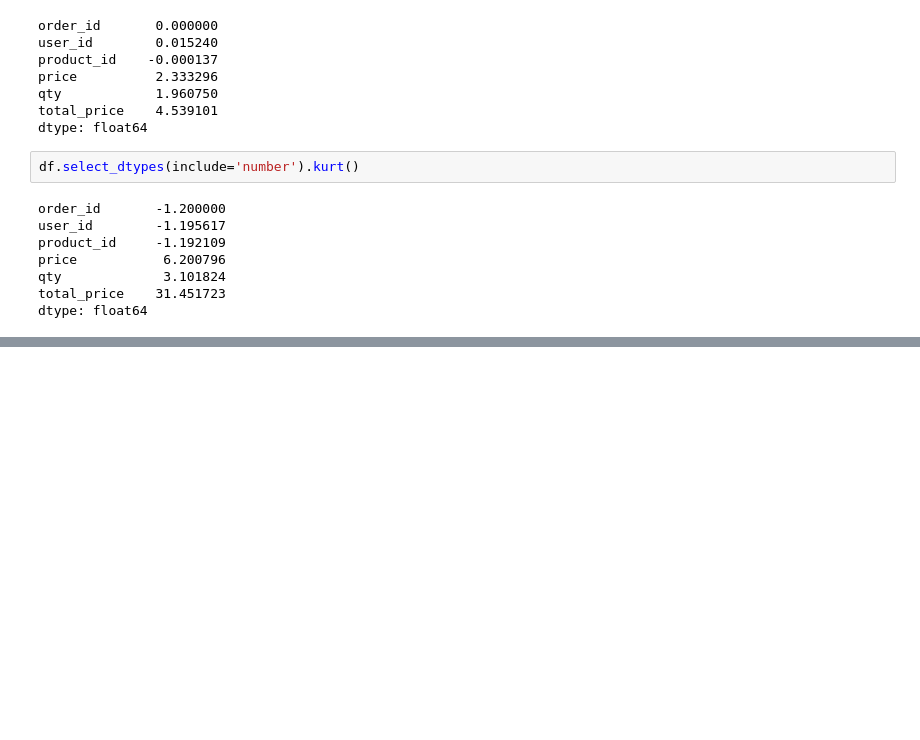
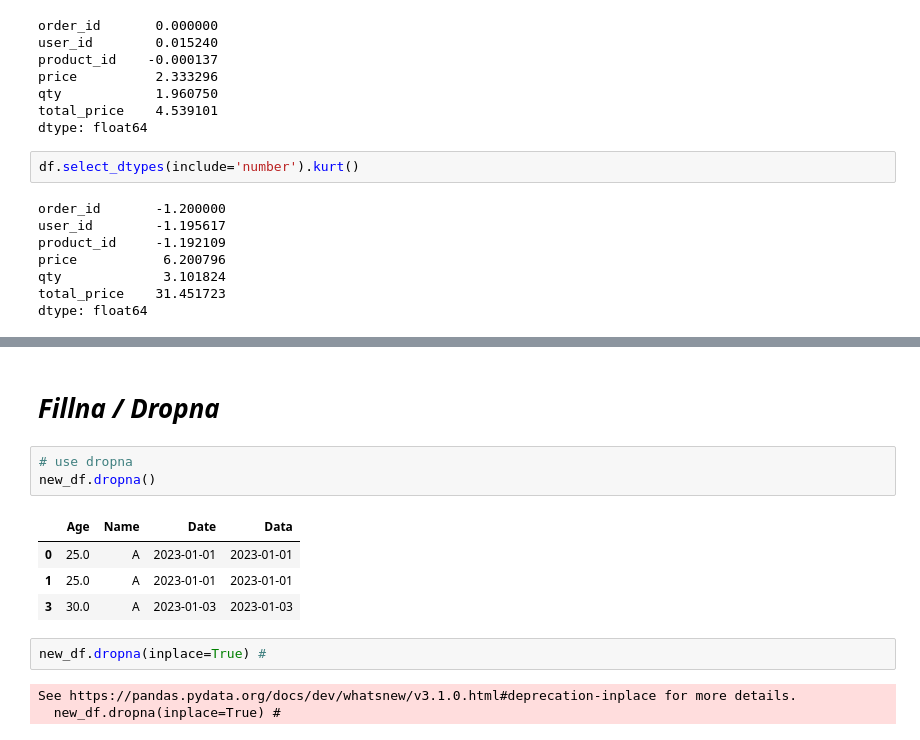
Before and after one commit to Rahuldhawan888/data_science.py, a Jupyter notebook: Day7(Pandas).ipynb, the cells around one changed output, grey strips where cells are left out. Cells and saved outputs as stored; diff of their text form; blank space fills up the shorter version.

```diff
--- a/Day7(Pandas).ipynb
+++ b/Day7(Pandas).ipynb
@@ -606,0 +703,15 @@ dtype: float64
+# %% [markdown]
+# *Fillna / Dropna*
+# %%
+# use dropna
+new_df.dropna()
+# %% [output]
+|  | Age | Name | Date | Data |
+| 0 | 25.0 | A | 2023-01-01 | 2023-01-01 |
+| 1 | 25.0 | A | 2023-01-01 | 2023-01-01 |
+| 3 | 30.0 | A | 2023-01-03 | 2023-01-03 |
+# %%
+new_df.dropna(inplace=True) #
+# %% [output]
+See https://pandas.pydata.org/docs/dev/whatsnew/v3.1.0.html#deprecation-inplace for more details.
+  new_df.dropna(inplace=True) #
```
Also changed, not shown: parts of 32 cells of this notebook, 1 other file.
